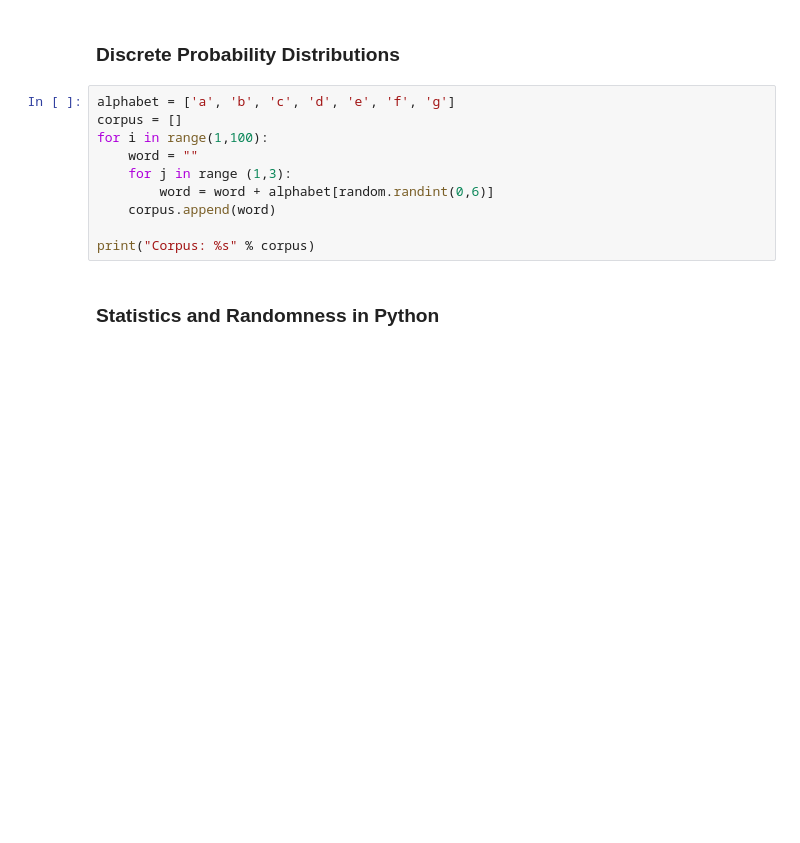
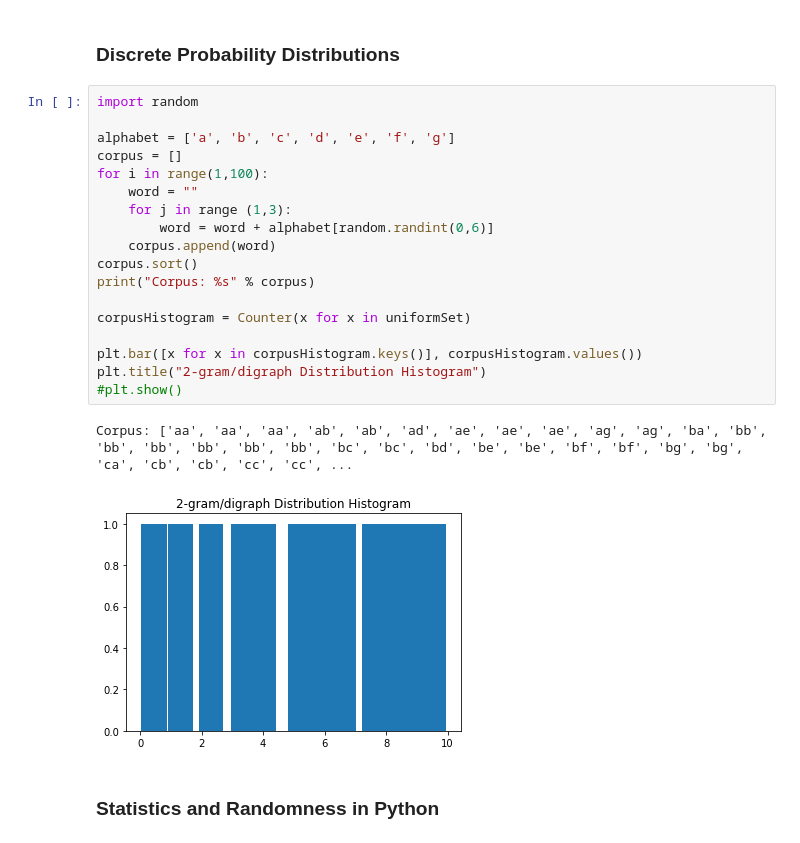
Before and after one commit to bigfastdata/MLTrainingCourse, a Jupyter notebook: WSG2022Spring/Math_Survivial_Lesson.ipynb, the cells around one changed output. Drawn from its saved outputs; the diff is of its cells as text; blank space fills up the shorter version.

```diff
--- a/WSG2022Spring/Math_Survivial_Lesson.ipynb
+++ b/WSG2022Spring/Math_Survivial_Lesson.ipynb
@@ -142,15 +235,26 @@ randX = random.random()
 # %% [markdown]
 ### Discrete Probability Distributions
 # %%
+import random
+
 alphabet = ['a', 'b', 'c', 'd', 'e', 'f', 'g']
 corpus = []
 for i in range(1,100):
     word = ""
     for j in range (1,3):
         word = word + alphabet[random.randint(0,6)]
     corpus.append(word)
+corpus.sort()
+print("Corpus: %s" % corpus)
 
-print("Corpus: %s" % corpus)
+corpusHistogram = Counter(x for x in uniformSet)
+
+plt.bar([x for x in corpusHistogram.keys()], corpusHistogram.values())
+plt.title("2-gram/digraph Distribution Histogram")
+#plt.show()
+# %% [output]
+Corpus: ['aa', 'aa', 'aa', 'ab', 'ab', 'ad', 'ae', 'ae', 'ae', 'ag', 'ag', 'ba', 'bb', 'bb', 'bb', 'bb', 'bb', 'bb', 'bc', 'bc', 'bd', 'be', 'be', 'bf', 'bf', 'bg', 'bg', 'ca', 'cb', 'cb', 'cc', 'cc', ...
+[figure, added]
 # %% [markdown]
 
 ### Statistics and Randomness in Python
```
Also changed, not shown: parts of 7 cells of this notebook.
